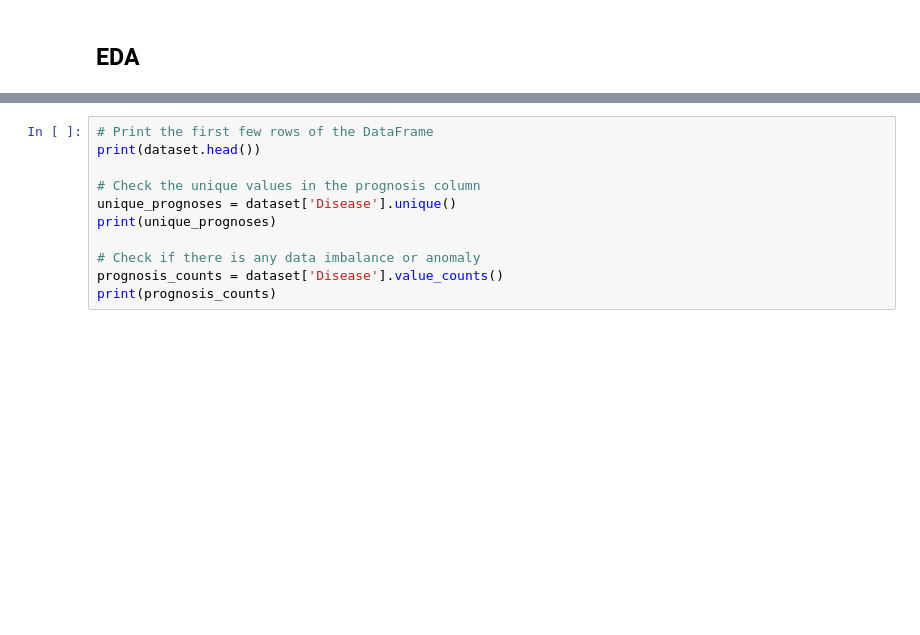
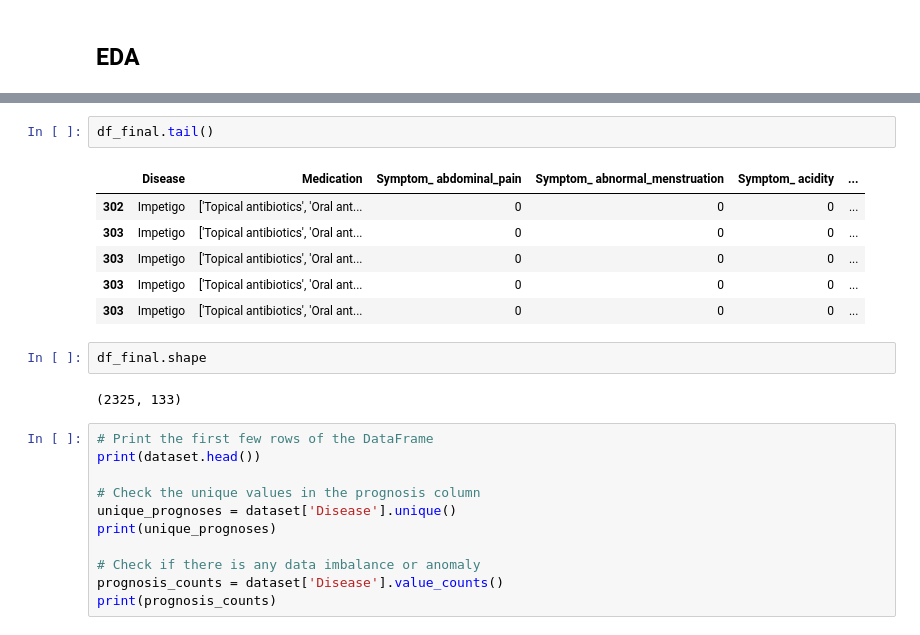
Before and after one commit to William-Itotia/Medicine-Recommendation-system, a Jupyter notebook: Untitled-1.ipynb, the cells around one changed output, grey strips where cells are left out. Saved outputs shown, nothing was run; the diff lists cells and outputs as text; blank space fills up the shorter version.

```diff
--- a/Untitled-1.ipynb
+++ b/Untitled-1.ipynb
@@ -245,3 +303,16 @@ The medication dataset contains two columns one containing disease/prognosis and
+# %%
+df_final.tail()
+# %% [output]
+|  | Disease | Medication | Symptom_ abdominal_pain | Symptom_ abnormal_menstruation | Symptom_ acidity | ... |
+| 302 | Impetigo | ['Topical antibiotics', 'Oral ant... | 0 | 0 | 0 | ... |
+| 303 | Impetigo | ['Topical antibiotics', 'Oral ant... | 0 | 0 | 0 | ... |
+| 303 | Impetigo | ['Topical antibiotics', 'Oral ant... | 0 | 0 | 0 | ... |
+| 303 | Impetigo | ['Topical antibiotics', 'Oral ant... | 0 | 0 | 0 | ... |
+| 303 | Impetigo | ['Topical antibiotics', 'Oral ant... | 0 | 0 | 0 | ... |
+# %%
+df_final.shape
+# %% [output]
+(2325, 133)
 # %%
 # Print the first few rows of the DataFrame
 print(dataset.head())
```
Also changed, not shown: parts of 8 cells of this notebook.
